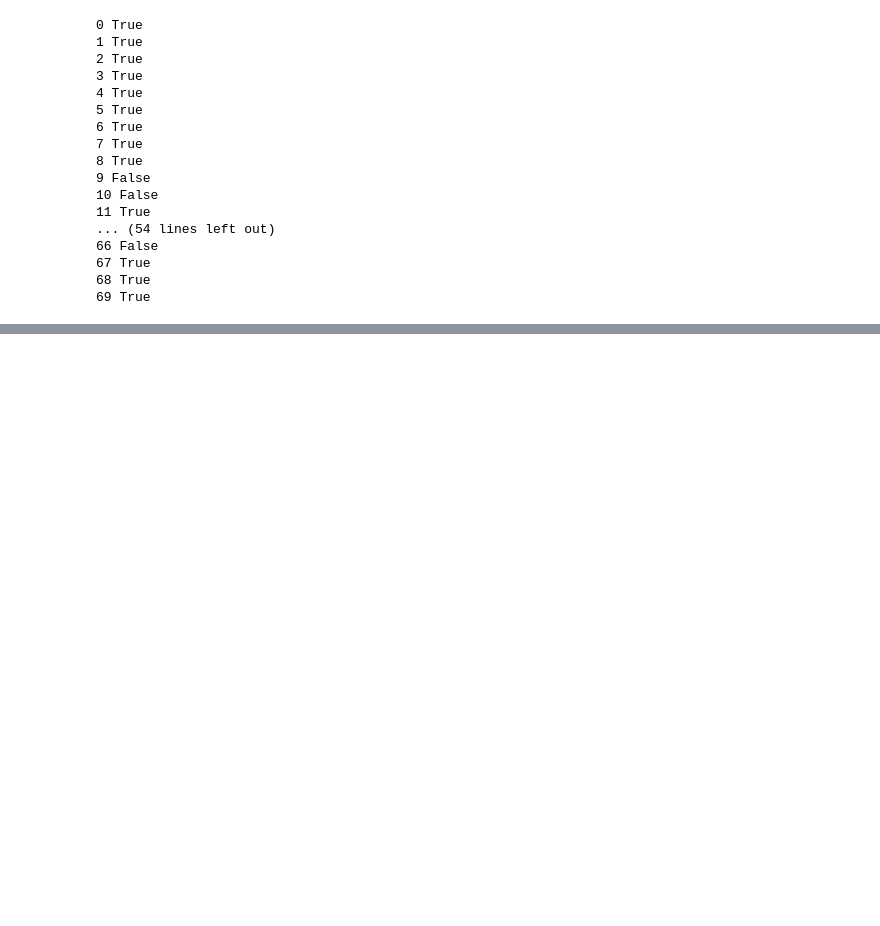
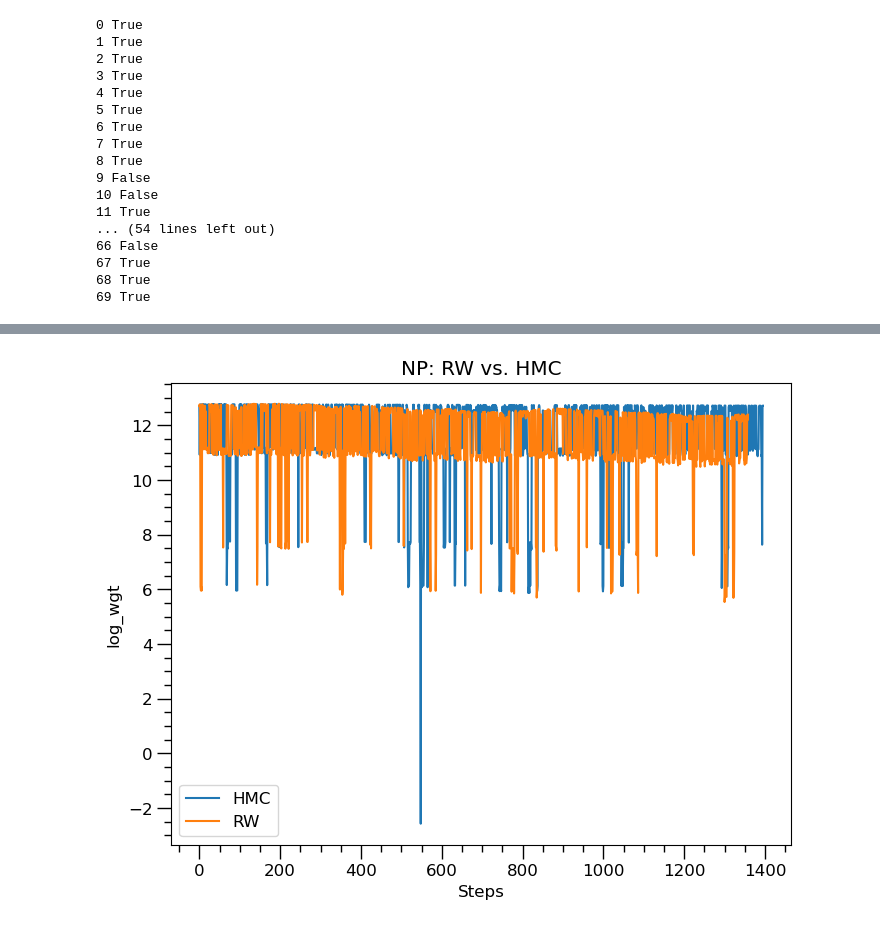
Before and after one commit to awsteiner/bamr, a Jupyter notebook: out/hmc.ipynb, the cells around one changed output, grey strips where cells are left out. Drawn from its saved outputs; the diff is of its cells as text; code cells hidden in the pictures; blank space fills up the shorter version.

```diff
--- a/out/hmc.ipynb
+++ b/out/hmc.ipynb
@@ -469,0 +424,49 @@ plt.show()
+# %%
+data_hm = h5py.File('np_hm', 'r')['markov_chain_0']['data']
+data_rw = h5py.File('np_rw', 'r')['markov_chain_0']['data']
+log_wgt_hm = np.array(data_hm['log_wgt'])
+log_wgt_rw = np.array(data_rw['log_wgt'])
+prob_gw17_hm     = np.array(data_hm['prob_gw17'])
+prob_gw17_rw     = np.array(data_rw['prob_gw17'])
+prob_gw19_hm     = np.array(data_hm['prob_gw19'])
+prob_gw19_rw     = np.array(data_rw['prob_gw19'])
+log_wgt_pop_hm   = np.array(data_hm['log_wgt_pop'])
+log_wgt_pop_rw   = np.array(data_rw['log_wgt_pop'])
+log_wgt_6304_hm  = np.array(data_hm['log_wgt_6304'])
+log_wgt_6304_rw  = np.array(data_rw['log_wgt_6304'])
+log_wgt_6397_hm  = np.array(data_hm['log_wgt_6397'])
+log_wgt_6397_rw  = np.array(data_rw['log_wgt_6397'])
+log_wgt_M13_hm   = np.array(data_hm['log_wgt_M13'])
+log_wgt_M13_rw   = np.array(data_rw['log_wgt_M13'])
+log_wgt_M28_hm   = np.array(data_hm['log_wgt_M28'])
+log_wgt_M28_rw   = np.array(data_rw['log_wgt_M28'])
+log_wgt_M30_hm   = np.array(data_hm['log_wgt_M30'])
+log_wgt_M30_rw   = np.array(data_rw['log_wgt_M30'])
+log_wgt_wCen_hm  = np.array(data_hm['log_wgt_wCen'])
+log_wgt_wCen_rw  = np.array(data_rw['log_wgt_wCen'])
+log_wgt_X7_hm    = np.array(data_hm['log_wgt_X7'])
+log_wgt_X7_rw    = np.array(data_rw['log_wgt_X7'])
+log_wgt_1810b_hm = np.array(data_hm['log_wgt_1810b'])
+log_wgt_1810b_rw = np.array(data_rw['log_wgt_1810b'])
+log_wgt_1724b_hm = np.array(data_hm['log_wgt_1724b'])
+log_wgt_1724b_rw = np.array(data_rw['log_wgt_1724b'])
+log_wgt_1702_hm  = np.array(data_hm['log_wgt_1702'])
+log_wgt_1702_rw  = np.array(data_rw['log_wgt_1702'])
+log_wgt_0030_hm  = np.array(data_hm['log_wgt_0030'])
+log_wgt_0030_rw  = np.array(data_rw['log_wgt_0030'])
+log_wgt_0740_hm  = np.array(data_hm['log_wgt_0740'])
+log_wgt_0740_rw  = np.array(data_rw['log_wgt_0740'])
+
+plt.figure(figsize=(8,6))
+plt.plot(log_wgt_hm, label='HMC')
+plt.plot(log_wgt_rw, label='RW')
+plt.xlabel('Steps')
+plt.ylabel('log_wgt')
+plt.title('NP: RW vs. HMC')
+plt.minorticks_on()
+plt.tick_params('both', length=10, width=1, which='major')
+plt.tick_params('both', length=5,  width=1, which='minor')
+plt.legend()
+plt.show()
+# %% [output]
+[figure, added]
```
Also changed, not shown: parts of 2 cells of this notebook, 2 other files.
